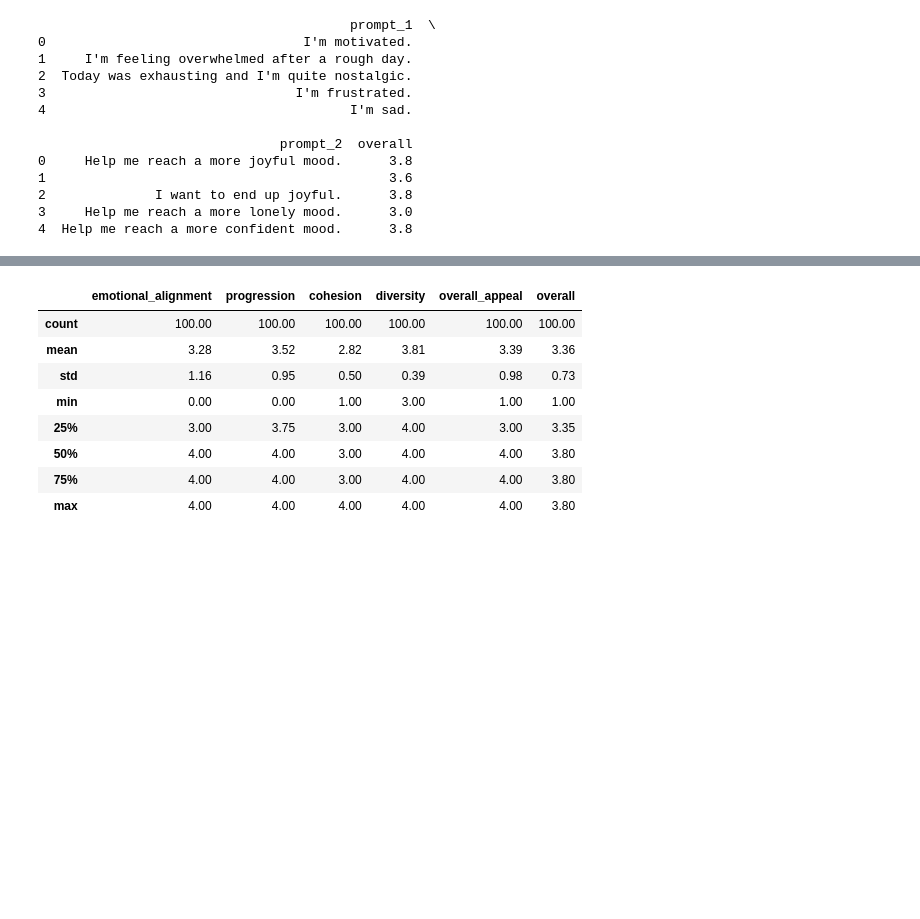
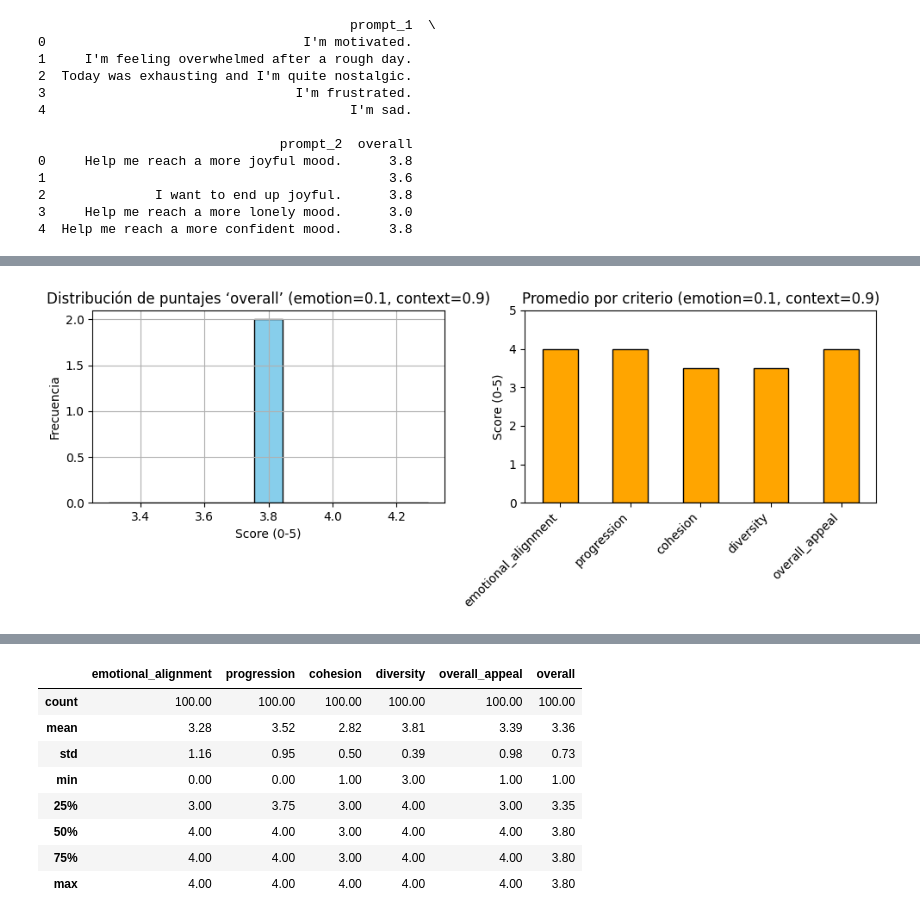
Before and after one commit to LucioLuque/GPTuneYourEmotions, a Jupyter notebook: evaluation/playlist/Playlists_evaluation.ipynb, the cells around one changed output, grey strips where cells are left out. Drawn from its saved outputs; the diff is of its cells as text; code cells hidden in the pictures; blank space fills up the shorter version.

Commit message:
Cambios evaluacion playlist

```diff
--- a/evaluation/playlist/Playlists_evaluation.ipynb
+++ b/evaluation/playlist/Playlists_evaluation.ipynb
@@ -23,3 +97,82 @@ print(df[["prompt_1", "prompt_2", "overall"]].head())
 4  Help me reach a more confident mood.      3.8
 # %%
 df.to_csv("results.csv", index=False)
+# %%
+import asyncio
+import pandas as pd
+import matplotlib.pyplot as plt
+import os, sys
+
+notebook_dir = os.getcwd()
+project_root = os.path.abspath(os.path.join(notebook_dir, "..", ".."))
+emotions_dir = os.path.join(project_root, "emotions")
+context_dir = os.path.join(project_root, "context")
+evaluation_dir = os.path.join(project_root, "evaluation")
+
+for directory in (emotions_dir, context_dir, evaluation_dir):
+    if directory not in sys.path:
+        sys.path.insert(0, directory)
+
+
+from playlist_evaluator import evaluate_playlists
+
+# Define los pesos para emotion y context
+weights = [(0.1, 0.9), (0.2, 0.8), (0.3, 0.7), (0.4, 0.6), (0.5, 0.5),
+           (0.6, 0.4), (0.7, 0.3), (0.8, 0.2), (0.9, 0.1)]
+
+# Define los prompts de prueba
+prompts = [
+    {"prompt_1": "Feeling sad and lonely", "prompt_2": "Want to feel happy and energetic"},
+    {"prompt_1": "Feeling stressed", "prompt_2": "Want to feel calm and relaxed"}
+]
+
+# Itera sobre los pesos y evalúa las playlists
+for weight_emotion, weight_context in weights:
+    print(f"Running evaluation with weights: emotion={weight_emotion}, context={weight_context}")
+
+    # Ejecuta la evaluación
+    evaluated_df = await evaluate_playlists(prompts, weight_emotion=weight_emotion, weight_context=weight_context)
+
+    # Imprime estadísticas descriptivas
+    stats = evaluated_df[[
+        "emotional_alignment", "progression", "cohesion",
+        "diversity", "overall_appeal", "overall"
+    ]].describe().round(2)
+    display(stats)
+
+        # 3. Crea una única figura con dos gráficos
+    plt.figure(figsize=(10, 4))
+
+    # 3-a Histograma de puntajes globales
+    plt.subplot(1, 2, 1)
+    evaluated_df["overall"].hist(bins=11, color='skyblue', edgecolor='black')
+    plt.title(f"Distribución de puntajes ‘overall’ (emotion={weight_emotion}, context={weight_context})")
+    plt.xlabel("Score (0-5)")
+    plt.ylabel("Frecuencia")
+
+    # 3-b Barra de promedios por criterio
+    plt.subplot(1, 2, 2)
+    (evaluated_df[[
+       "emotional_alignment", "progression",
+       "cohesion", "diversity", "overall_appeal"
+     ]].mean()
+     ).plot(kind="bar", color='orange', edgecolor='black')
+    plt.ylim(0, 5)
+    plt.title(f"Promedio por criterio (emotion={weight_emotion}, context={weight_context})")
+    plt.xticks(rotation=45, ha="right")
+    plt.ylabel("Score (0-5)")
+
+    plt.tight_layout()
+    plt.show()
+
+    # Imprime las playlists con mejores y peores puntajes
+    print(f"Top 5 playlists (emotion={weight_emotion}, context={weight_context}):")
+    display(evaluated_df.sort_values("overall", ascending=False)
+              .head(5)[["prompt_1", "prompt_2", "overall"]]
+              .rename(columns={"overall": "score"}))
+
+    print(f"Bottom 5 playlists (emotion={weight_emotion}, context={weight_context}):")
+    display(evaluated_df.sort_values("overall")e
+              .head(5)[["prompt_1", "prompt_2", "overall"]]
+              .rename(columns={"overall": "score"}))
+# %% [output]
@@ -25,0 +193 @@ df.to_csv("results.csv", index=False)
+[figure, added]
```
Also changed, not shown: parts of 7 cells of this notebook, 3 other files.
